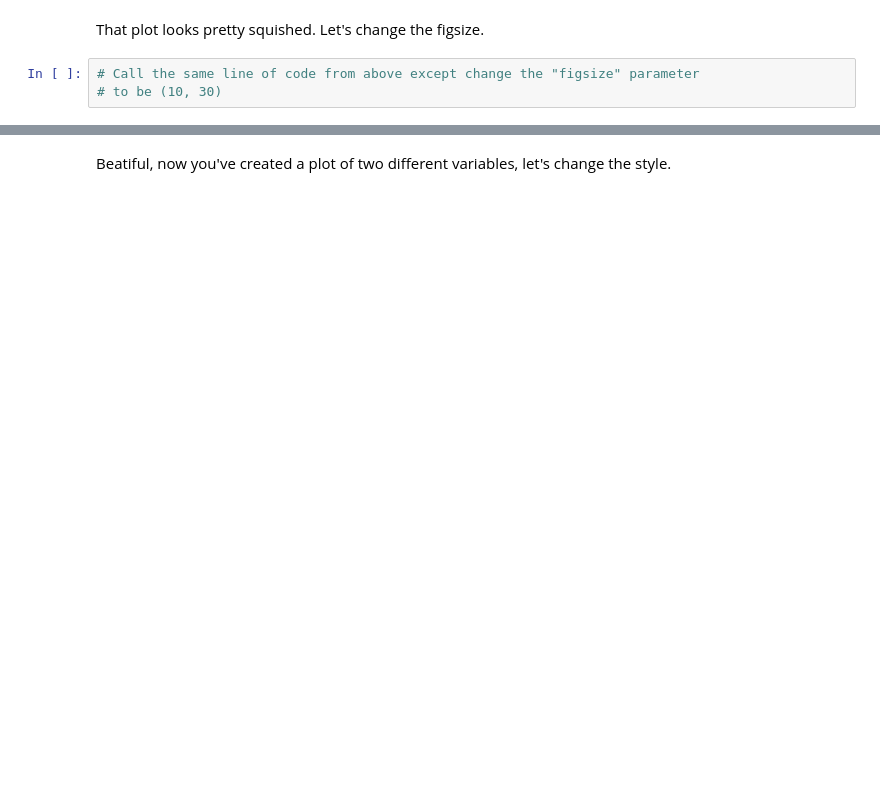
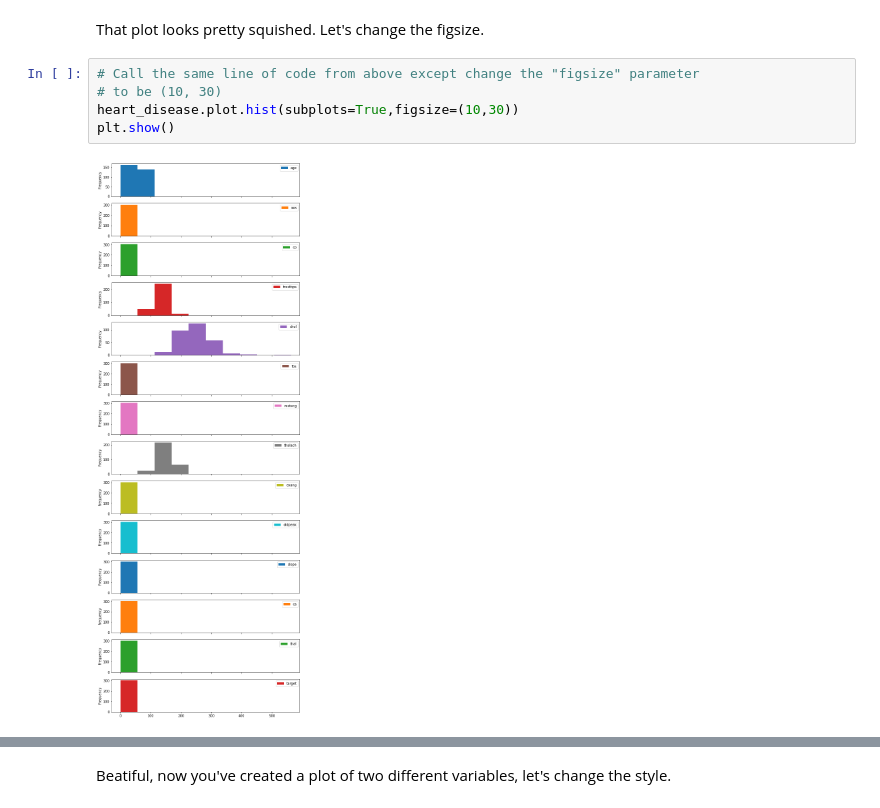
Before and after one commit to Nidhi-1223/Zero-to-Master-s-Machine-Learning-Course, a Jupyter notebook: Matplotlib Library/matplotlib-exercises.ipynb, the cells around one changed output, grey strips where cells are left out. Drawn from its saved outputs; the diff is of its cells as text; blank space fills up the shorter version.

```diff
--- a/Matplotlib Library/matplotlib-exercises.ipynb
+++ b/Matplotlib Library/matplotlib-exercises.ipynb
@@ -388,6 +411,10 @@ That plot looks pretty squished. Let's change the figsize.
 # %%
 # Call the same line of code from above except change the "figsize" parameter
 # to be (10, 30)
+heart_disease.plot.hist(subplots=True,figsize=(10,30))
+plt.show()
+# %% [output]
+[figure, added]
 # %% [markdown]
 Now let's try comparing two variables versus the target variable.
 
```
Also changed, not shown: parts of 15 cells of this notebook, 4 other files.
